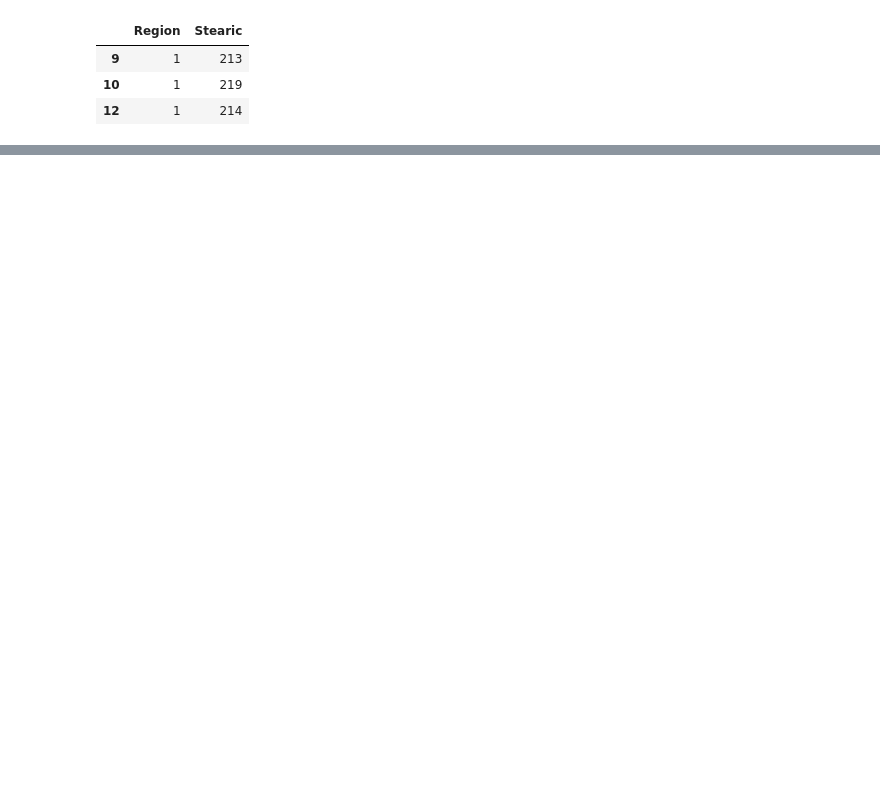
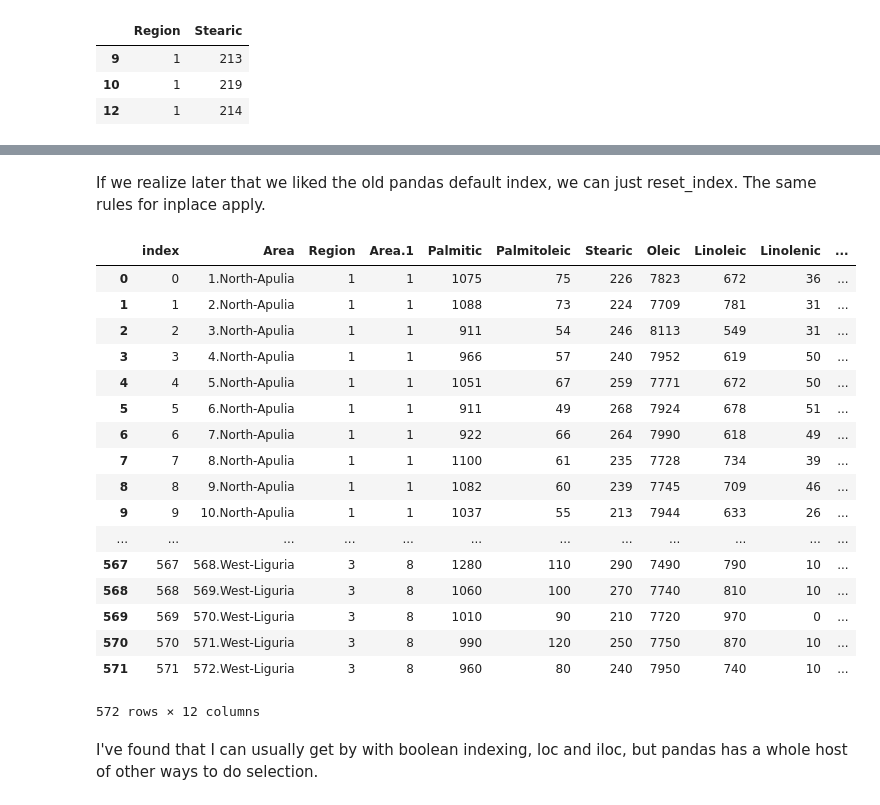
Before and after one commit to supermikol/dsp, a Jupyter notebook: python/pandas/Data Wrangling.ipynb, the cells around one changed output, grey strips where cells are left out. Drawn from its saved outputs; the diff is of its cells as text; code cells hidden in the pictures; blank space fills up the shorter version.

```diff
--- a/python/pandas/Data Wrangling.ipynb
+++ b/python/pandas/Data Wrangling.ipynb
@@ -293,3 +293,9 @@ olive[['Region', 'Stearic']][(olive['Stearic'] < 220) | (olive['Region'] > 1)].h
 | 9 | 1 | 213 |
 | 10 | 1 | 219 |
 | 12 | 1 | 214 |
+# %%
+olive_with_index = olive.set_index('Area')
+olive_with_index.head()
+olive_with_index.tail()
+
+# users.set_index('user_id', inplace=True)
@@ -295,0 +358,26 @@ olive[['Region', 'Stearic']][(olive['Stearic'] < 220) | (olive['Region'] > 1)].h
+# %% [markdown]
+If we realize later that we liked the old pandas default index, we can just reset_index. The same rules for inplace apply.
+# %%
+olive_with_index.reset_index(inplace=True)
+olive_with_index
+# %% [output]
+|  | index | Area | Region | Area.1 | Palmitic | Palmitoleic | Stearic | Oleic | Linoleic | Linolenic | ... |
+| 0 | 0 | 1.North-Apulia | 1 | 1 | 1075 | 75 | 226 | 7823 | 672 | 36 | ... |
+| 1 | 1 | 2.North-Apulia | 1 | 1 | 1088 | 73 | 224 | 7709 | 781 | 31 | ... |
+| 2 | 2 | 3.North-Apulia | 1 | 1 | 911 | 54 | 246 | 8113 | 549 | 31 | ... |
+| 3 | 3 | 4.North-Apulia | 1 | 1 | 966 | 57 | 240 | 7952 | 619 | 50 | ... |
+| 4 | 4 | 5.North-Apulia | 1 | 1 | 1051 | 67 | 259 | 7771 | 672 | 50 | ... |
+| 5 | 5 | 6.North-Apulia | 1 | 1 | 911 | 49 | 268 | 7924 | 678 | 51 | ... |
+| 6 | 6 | 7.North-Apulia | 1 | 1 | 922 | 66 | 264 | 7990 | 618 | 49 | ... |
+| 7 | 7 | 8.North-Apulia | 1 | 1 | 1100 | 61 | 235 | 7728 | 734 | 39 | ... |
+| 8 | 8 | 9.North-Apulia | 1 | 1 | 1082 | 60 | 239 | 7745 | 709 | 46 | ... |
+| 9 | 9 | 10.North-Apulia | 1 | 1 | 1037 | 55 | 213 | 7944 | 633 | 26 | ... |
+| ... | ... | ... | ... | ... | ... | ... | ... | ... | ... | ... | ... |
+| 567 | 567 | 568.West-Liguria | 3 | 8 | 1280 | 110 | 290 | 7490 | 790 | 10 | ... |
+| 568 | 568 | 569.West-Liguria | 3 | 8 | 1060 | 100 | 270 | 7740 | 810 | 10 | ... |
+| 569 | 569 | 570.West-Liguria | 3 | 8 | 1010 | 90 | 210 | 7720 | 970 | 0 | ... |
+| 570 | 570 | 571.West-Liguria | 3 | 8 | 990 | 120 | 250 | 7750 | 870 | 10 | ... |
+| 571 | 571 | 572.West-Liguria | 3 | 8 | 960 | 80 | 240 | 7950 | 740 | 10 | ... |
+572 rows × 12 columns
+# %% [markdown]
+I've found that I can usually get by with boolean indexing, loc and iloc, but pandas has a whole host of other ways to do selection.
```
Also changed, not shown: parts of 13 cells of this notebook.
